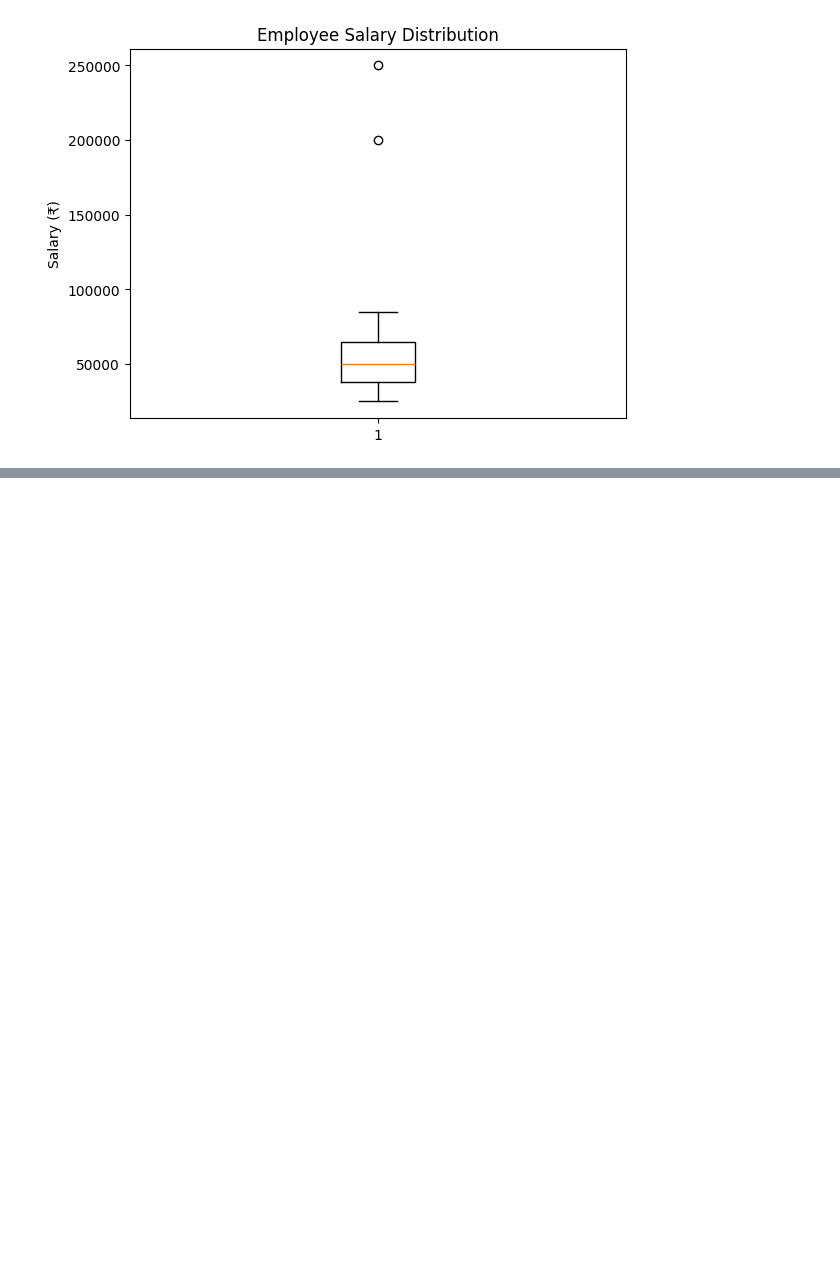
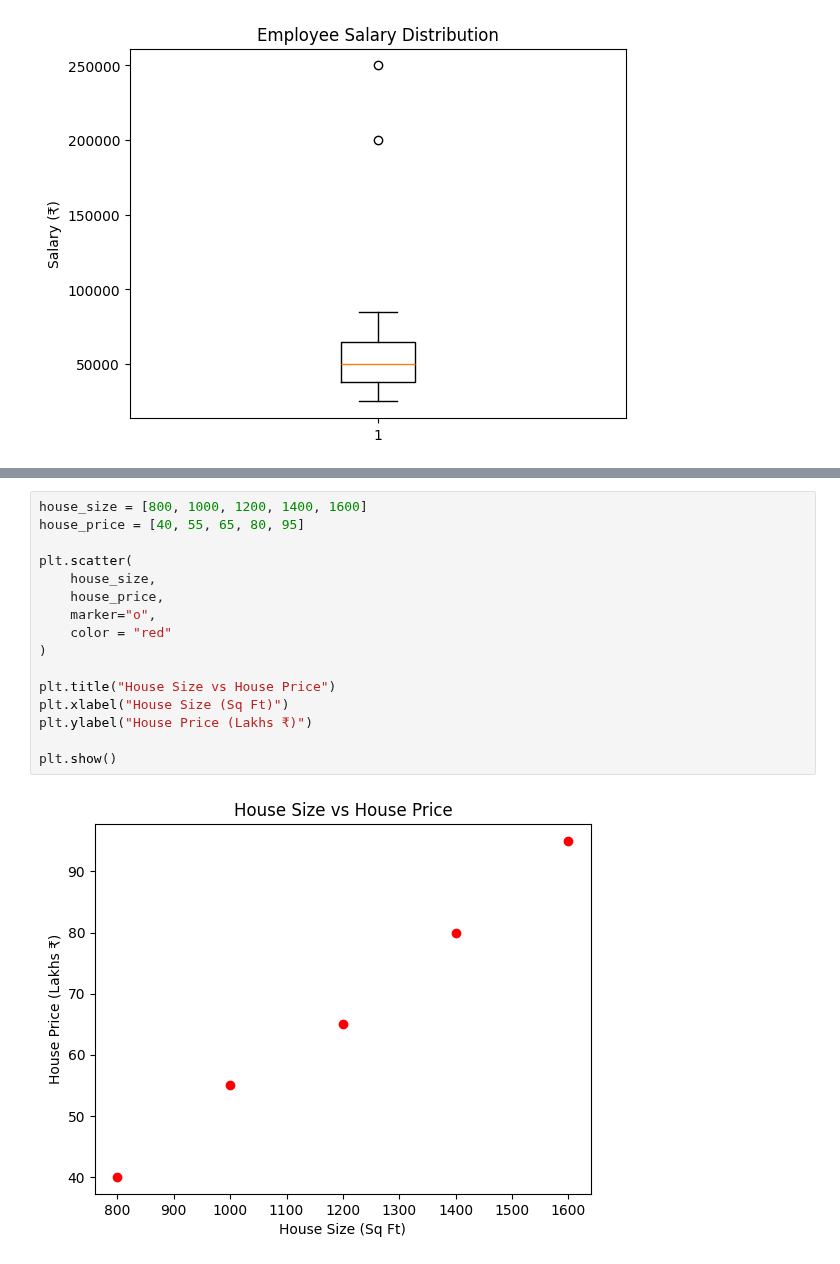
Before and after one commit to cmritdatasciencesociety-lab/Data_Analytics_Program, a Jupyter notebook: data-visualization.ipynb, the cells around one changed output, grey strips where cells are left out. Drawn from its saved outputs; the diff is of its cells as text; blank space fills up the shorter version.

```diff
--- a/data-visualization.ipynb
+++ b/data-visualization.ipynb
@@ -1164,0 +1281,18 @@ plt.show()
+# %%
+house_size = [800, 1000, 1200, 1400, 1600]
+house_price = [40, 55, 65, 80, 95]
+
+plt.scatter(
+    house_size,
+    house_price,
+    marker="o",
+    color = "red"
+)
+
+plt.title("House Size vs House Price")
+plt.xlabel("House Size (Sq Ft)")
+plt.ylabel("House Price (Lakhs ₹)")
+
+plt.show()
+# %% [output]
+[figure, added]
```
Also changed, not shown: parts of 39 cells of this notebook.
